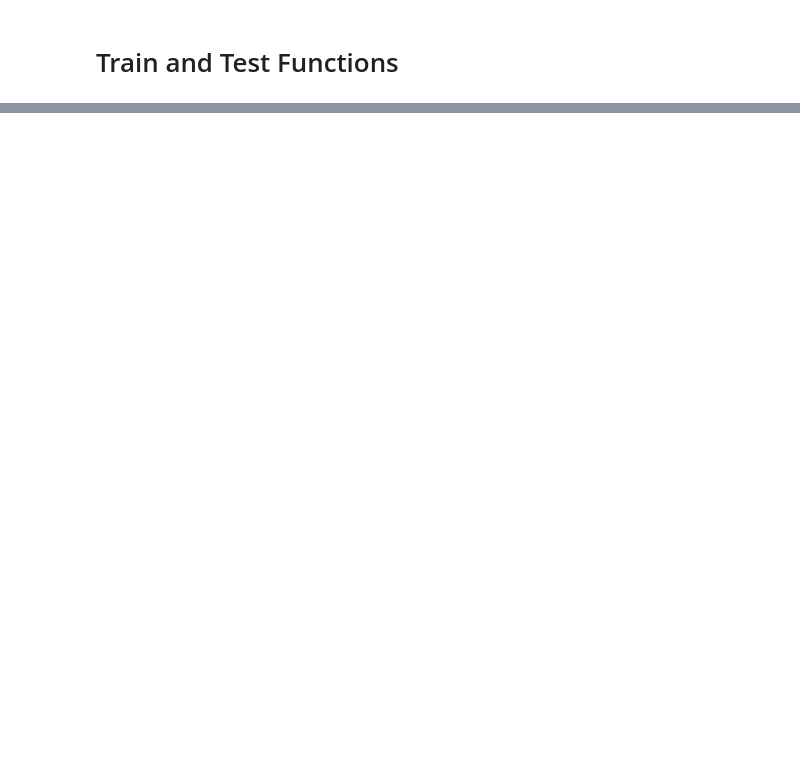
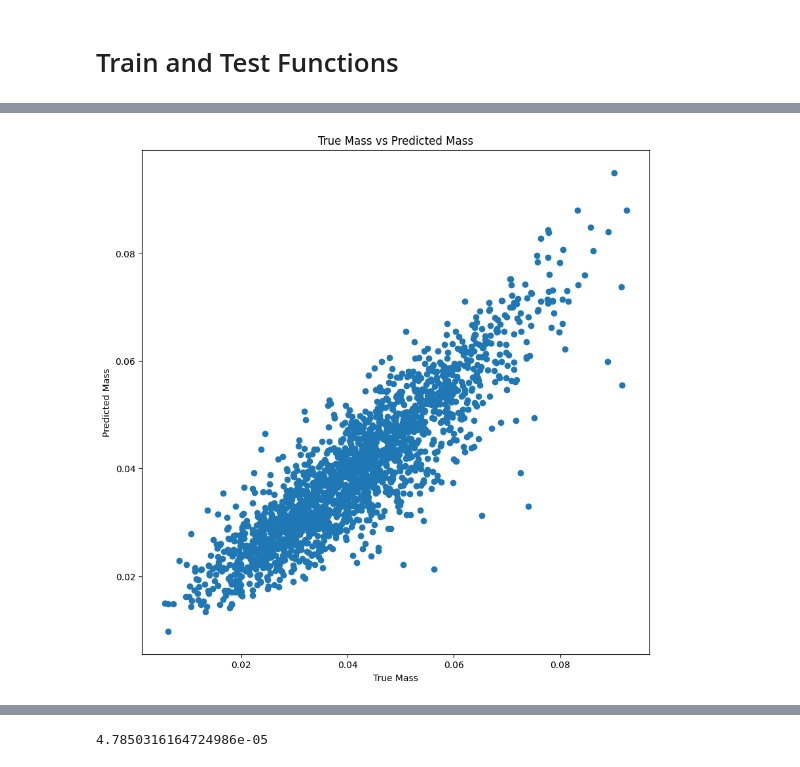
Before and after one commit to 0ssamaak0/Gravitational-Lensing-Classification-and-Mass-Estimation, a Jupyter notebook: Specific_Test_III_Learning_Mass_of_Dark_Matter_Halo.ipynb, the cells around one changed output, grey strips where cells are left out. Drawn from its saved outputs; the diff is of its cells as text; code cells hidden in the pictures; blank space fills up the shorter version.

```diff
--- a/Specific_Test_III_Learning_Mass_of_Dark_Matter_Halo.ipynb
+++ b/Specific_Test_III_Learning_Mass_of_Dark_Matter_Halo.ipynb
@@ -219,4 +298,8 @@ torch.cuda.empty_cache()
 # %%
-MobileNetV3 = torchvision.models.mobilenet_v3_small(weights=True)
-MobileNetV3.classifier[-1] = nn.Linear(in_features=1024, out_features=1, bias=True)
-MobileNetV3.to(device);
+# 3x224x224 image size
+EffNet = torchvision.models.efficientnet_b5()
+EffNet.classifier[-1] = nn.Sequential(nn.Linear(in_features=2048, out_features=1024, bias=True), nn.Linear(in_features=1024, out_features=1, bias=True))
+EffNet.to(device);
+
+# load if trained before
+EffNet.load_state_dict(torch.load('Effnetb5.pth'))
@@ -286,0 +355,4 @@ RuntimeError: ignored
+# %%
+test(EffNet, test_loader, nn.MSELoss())
+# %% [output]
+[figure, added]
@@ -286,0 +360 @@ RuntimeError: ignored
+4.7850316164724986e-05
```
Also changed, not shown: parts of 22 cells of this notebook, 4 other files.
